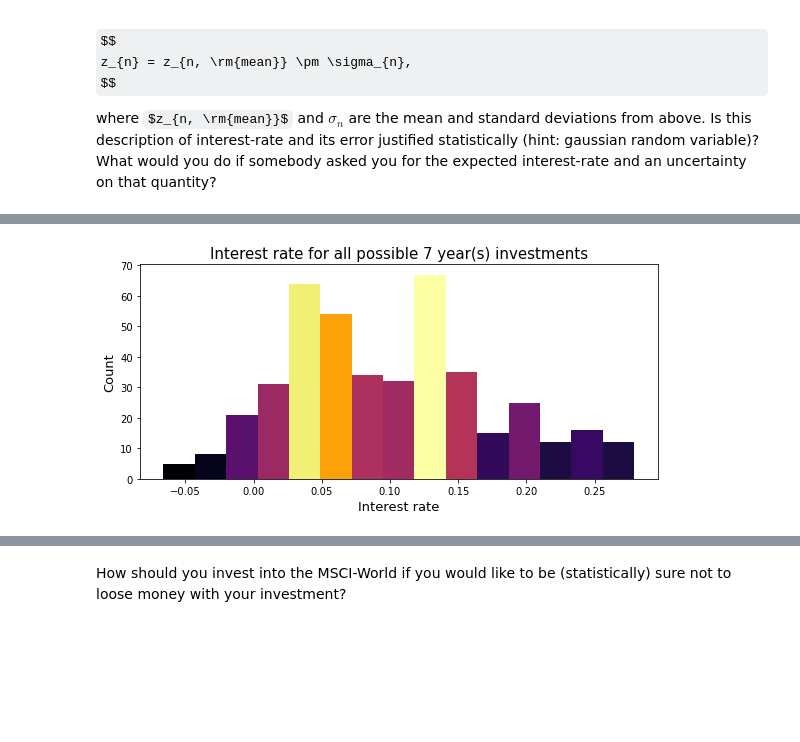
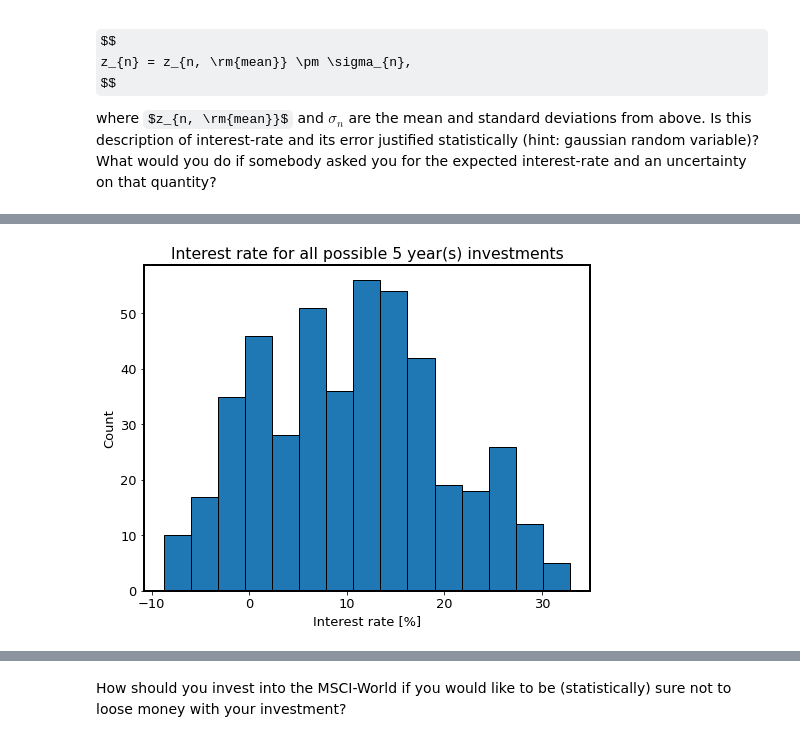
Before and after one commit to tesla1900/programming_course, a Jupyter notebook: project/Project_1.ipynb, the cells around one changed output, grey strips where cells are left out. Drawn from its saved outputs; the diff is of its cells as text; code cells hidden in the pictures; some formulas as TeX source; blank space fills up the shorter version.

```diff
--- a/project/Project_1.ipynb
+++ b/project/Project_1.ipynb
@@ -125,10 +127,26 @@ In charts with an exponential growth, one often gets the misleading impression t
 # %%
 # Your solution here please
 
+# for nicer plots
+plt.rcParams['font.size'] = 13
+plt.rcParams['axes.linewidth'] = 2.0
+plt.rcParams["figure.figsize"] = (8,6)
+
+# a range of values to use as input for plotting
+# the exponential compound interest
 x = np.arange(0, 44)
+
+# passing the value of interest from the function
+# defined in the previous block
 z = compound(fin, ini, t)
-plt.plot(dates, values)
-plt.plot(x + 1979, (1 + z) ** x)
+
+# plotting
+plt.plot(dates, values, label="Data points")
+plt.plot(x + 1979, (1 + z) ** x, label="Compound interest at 11%") # x+1979 because that's the starting year
 plt.yscale('log')
+plt.title("MSCI-World index in log scale")
+plt.xlabel("Year")
+plt.ylabel("MSCI-Index (dimensionless)")
+plt.legend()
 plt.grid()
 # %% [output]
@@ -261,44 +268,27 @@ where $z_{n, \rm{mean}}$ and $\sigma_{n}$ are the mean and standard deviations f
 # %%
-# Introducing the variable years
+# introducing the variable years
 
-years = 7 # can be set to whatever value
+years = 5 # can be set to whatever value
 
-interests = np.array([]) # declaring an interests array
+interests = np.array([])
+index = np.arange(0, len(values) - (12 * years), 1)
+interests = interest(values[index], values[index + (12 * years)], years)
 
-for j in range(0, int(len(dates))):
-    if j + (years * 12) + 1 > len(dates): break
-    x = values[j]
-    y = values[j + (years * 12)]
-    n = dates[j + (years * 12)] - dates[j]
-    interests = np.append(interests, interest(x, y, n))
-
-
-x = interests
+# declaring variables for plotting
+x = interests * 100
 n_bins = 15
 
-fig, axs = plt.subplots(figsize = (8, 4), tight_layout=True)
-axs.set_title("Interest rate for all possible %d year(s) investments" %years, fontsize = 15)
-axs.set_xlabel("Interest rate", fontsize = 13)
-axs.set_ylabel("Count", fontsize = 13)
+# plotting
+plt.hist(x, bins=n_bins, edgecolor='black')
+plt.title("Interest rate for all possible %s year(s) investments" %years)
+plt.xlabel("Interest rate [%]")
+plt.ylabel("Count")
 
-# N is the count in each bin, bins is the lower-limit of the bin, size gives the range of the histogram
-N, bins, interval = axs.hist(x, bins=n_bins)
-
-# Color coding by height
-fracs = N / N.max()
-
-# Normalizing the data for full range of the colormap
-norm = colors.Normalize(fracs.min(), fracs.max())
-
-# Now, we'll loop through our objects and set the color of each accordingly
-for thisfrac, thisinterval in zip(fracs, interval):
-    color = plt.cm.inferno(norm(thisfrac))
-    thisinterval.set_facecolor(color)
-
-print("The mean of the interests is", np.mean(interests))
-print("The standard deviation is", np.std(interests))
-print("The worst year for one-year investment was", dates[np.argmin(interests)], "with an interest rate of",
-     interests[np.argmin(interests)] * 100, "%")
-print("The best year for one-year investment was", dates[np.argmax(interests)], "with an interest rate of",
-     interests[np.argmax(interests)] * 100, "%")
+# printing mean, standard deviation, worst year and best year
+print("Mean", np.mean(interests) * 100, "%")
+print("Standard deviation", np.std(interests) * 100, "%")
+print("The worst year for %s-year(s) investment was" %years,
+      dates[np.argmin(interests)], "with an interest rate of", interests[np.argmin(interests)] * 100, "%")
+print("The best year for %s-year(s) investment was" %years,
+      dates[np.argmax(interests)], "with an interest rate of", interests[np.argmax(interests)] * 100, "%")
 # %% [output]
@@ -309,3 +299,3 @@ The best year for one-year investment was 1980.23 with an interest rate of 27.89
-[figure, old version]
+[figure, new version]
 # %% [markdown]
 ## Your answer here please
```
Also changed, not shown: parts of 15 cells of this notebook.
